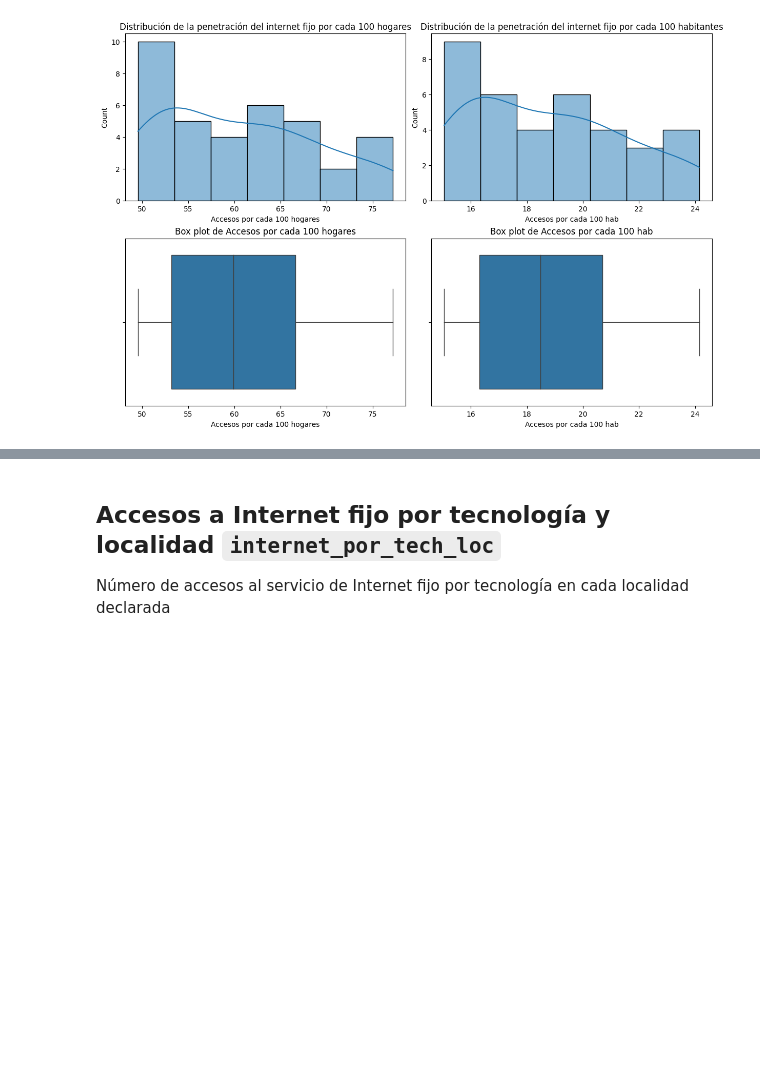
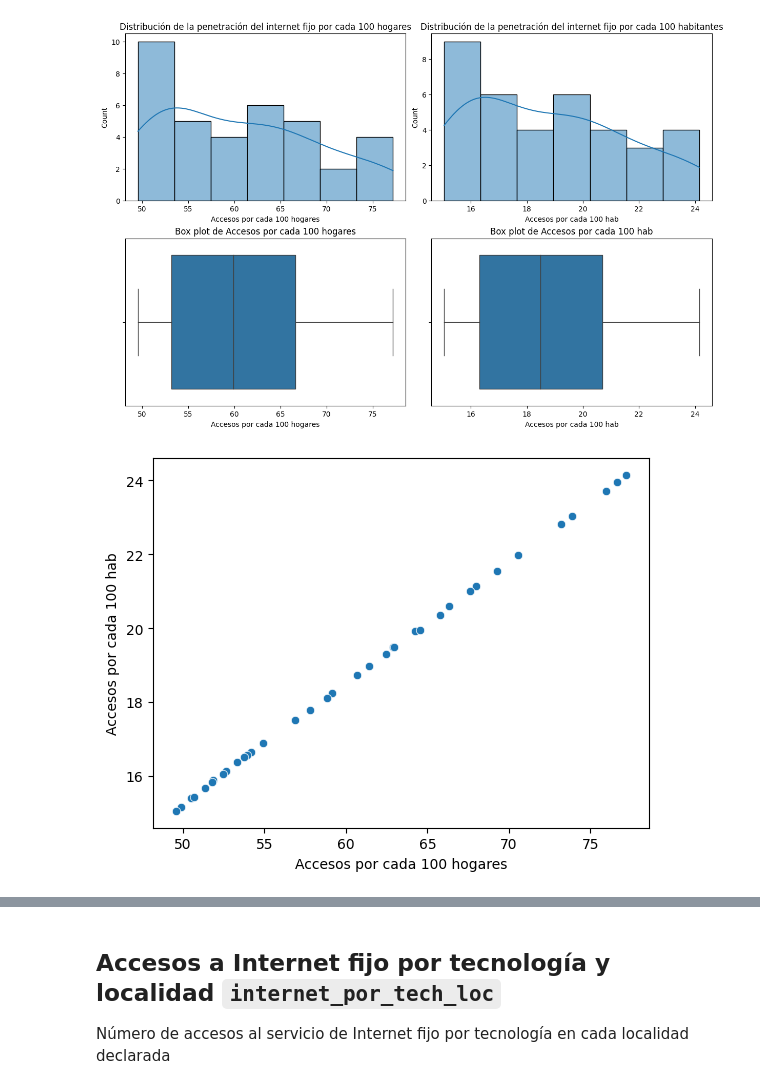
Before and after one commit to PedroLiLL/Telecommunications-Data-Analysis, a Jupyter notebook: EDA.ipynb, the cells around one changed output, grey strips where cells are left out. Cells and saved outputs as stored; diff of their text form; code cells hidden in the pictures; blank space fills up the shorter version.

```diff
--- a/EDA.ipynb
+++ b/EDA.ipynb
@@ -265,3 +280,8 @@ axes[1,1].set_title('Box plot de Accesos por cada 100 hab')
 plt.show()
 # %% [output]
 [figure]
+# %%
+sns.scatterplot(x=penetracion_internet_fijo['Accesos por cada 100 hogares'], y=penetracion_internet_fijo['Accesos por cada 100 hab'])
+plt.show()
+# %% [output]
+[figure, added]
```
Also changed, not shown: parts of 65 cells of this notebook.
